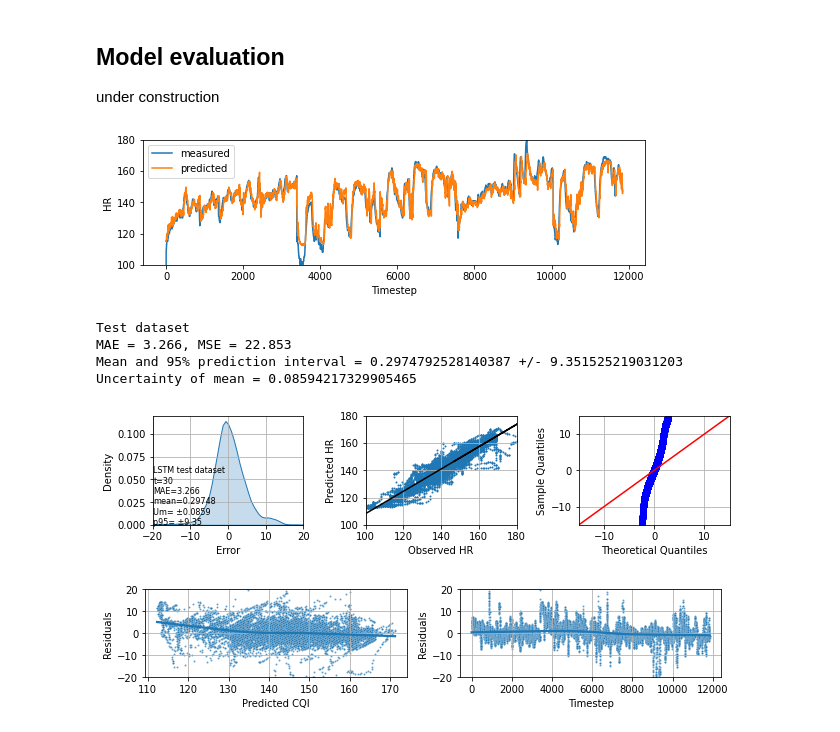
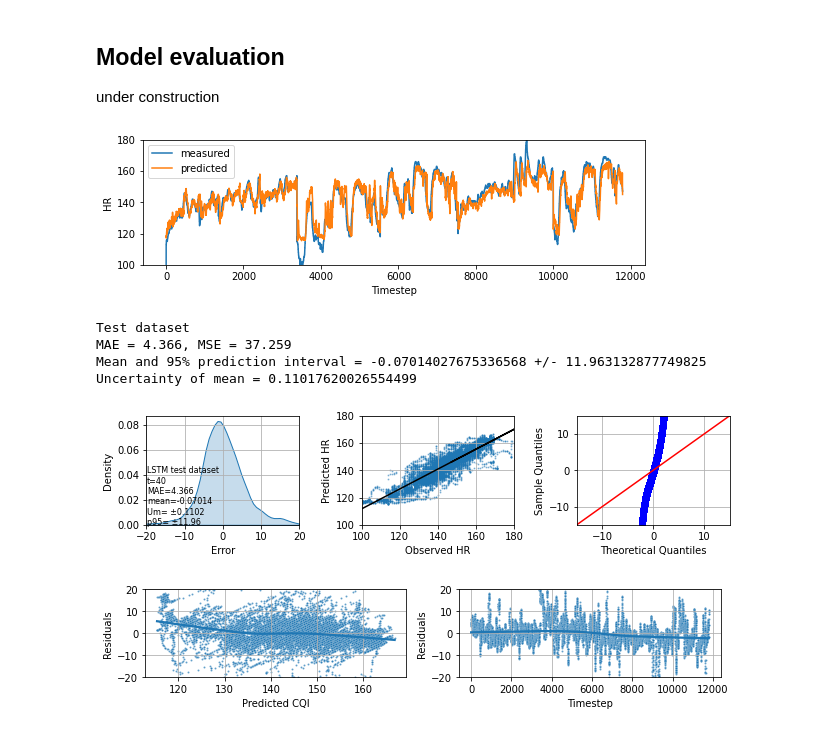
Before and after one commit to rikluost/athlete_hr_predict, a Jupyter notebook: 10_generator_and_model.ipynb, the cells around one changed output. Cells and saved outputs as stored; diff of their text form; code cells hidden in the pictures.

Commit message:
graphs

```diff
--- a/10_generator_and_model.ipynb
+++ b/10_generator_and_model.ipynb
@@ -47,7 +47,7 @@ batch_size = 500 # training batch size for the LSTM
 epochs = 100 # maximum number of epochs - autostop will work on per file basis
 learning_rate = 0.002
 n_X = 60 # number of timesteps for training
-n_y = 5 # number of timesteps in future for prediction
+n_y = 40 # number of timesteps in future for prediction
 step = 1 # step size of predictors for model training
 
 sequence_length = int(n_X/step)
@@ -404,7 +404,7 @@ fig.set_size_inches(9, 2.3)
 d.plot(ylim=(100,180), xlabel='Timestep', ylabel='HR', ax=ax1)
 plt.savefig(graph_path+'/HR_ex_t'+str(n_y)+".png")
 # %% [output]
-[figure, old version]
+[figure, new version]
 # %%
 # calculate some stats
 from sklearn.metrics import mean_squared_error
@@ -435,40 +435,40 @@ print ('Mean and 95% prediction interval = {} +/- {}'.format(test_mean,test_sdev
 print('Uncertainty of mean = '+ str(mean_uncertainty))
 # %% [output]
 Test dataset
-MAE = 3.266, MSE = 22.853
-Mean and 95% prediction interval = 0.2974792528140387 +/- 9.351525219031203
-Uncertainty of mean = 0.08594217329905465
+MAE = 4.366, MSE = 37.259
+Mean and 95% prediction interval = -0.07014027675336568 +/- 11.963132877749825
+Uncertainty of mean = 0.11017620026554499
 # %%
 # graph the model performance
 
 import seaborn as sns
 import statsmodels.api as sm
 
 m, b = np.polyfit(y_test, pred_test, 1)
 
 fig, ((ax1, ax2, ax3)) = plt.subplots(1,3)
 fig.set_size_inches(9, 2.3)
 sns.kdeplot( x=pred_test-y_test, fill=True, ax=ax1, common_norm=False)
-ax2.scatter(x=y_test, y=pred_test, s=1)
+ax2.scatter(x=y_test, y=pred_test, s=1, alpha=0.4)
 ax2.plot(y_test, m*y_test + b, c='black')
 sm.qqplot((pred_test-y_test), line ='45', ax=ax3)
 
 ax1.set_xlim(-20,20)
 ax1.set_xlabel('Error')
 ax2.set_xlabel('Observed HR')
 ax2.set_ylabel('Predicted HR')
 ax2.set_xlim(100,180)
 ax2.set_ylim(100,180)
 ax3.set_xlim(-15,15)
 ax3.set_ylim(-15,15)
 ax1.text(-19.8,0.0,'LSTM test dataset\nt='+ str(n_y) + '\nMAE='+str(MAE_test) + "\nmean="+ str(round(mean_s,5)) + "\nUm= ±"+ str(round(mean_uncertainty,4))+'\np95= ±'+ str(round(test_sdev,2)) , fontsize=8 )
 ax1.grid()
 ax2.grid()
 ax3.grid()
 plt.tight_layout()
 plt.savefig(graph_path+'/HR_t'+str(n_y)+".png")
 # %% [output]
-[figure, old version]
+[figure, new version]
 # %%
 # further residuals plots
 import random
@@ -494,4 +494,4 @@ ax2.grid()
 plt.tight_layout()
 plt.savefig(graph_path+'/HR_res_t'+str(n_y)+".png")
 # %% [output]
-[figure, old version]
+[figure, new version]
```
Also changed, not shown: parts of 6 cells of this notebook, 12 other files.
